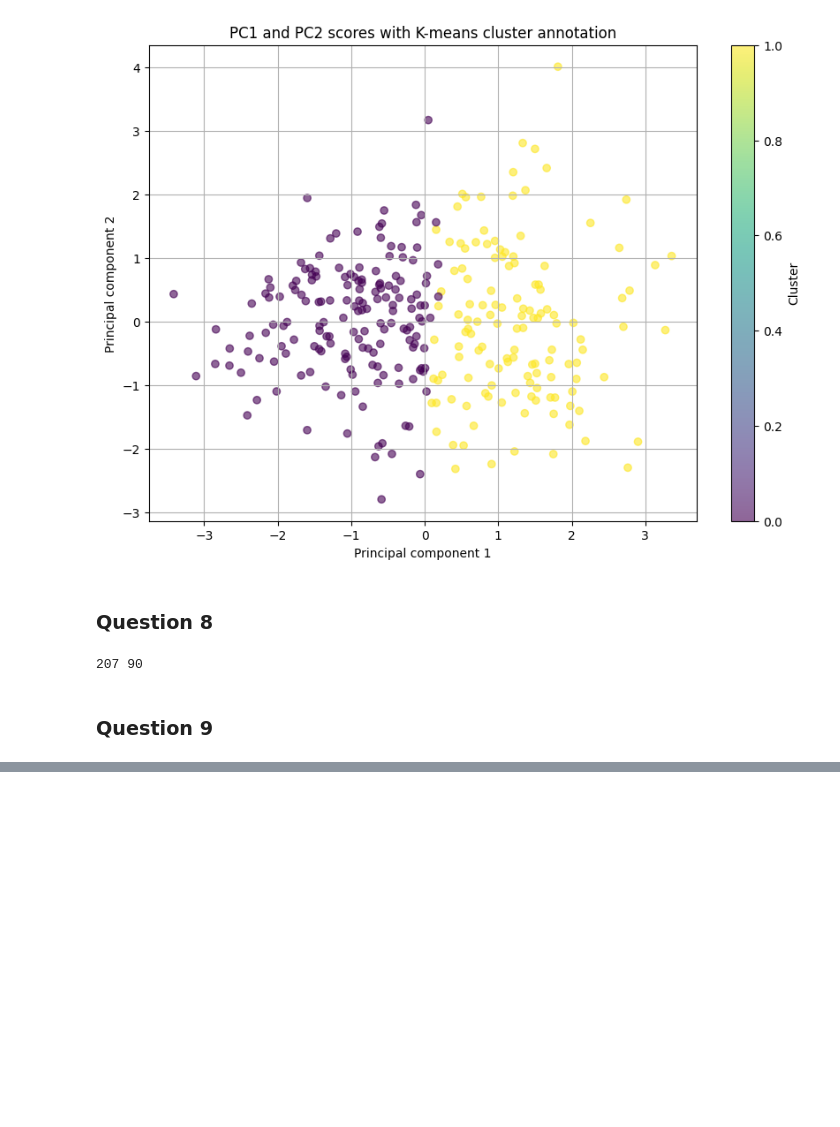
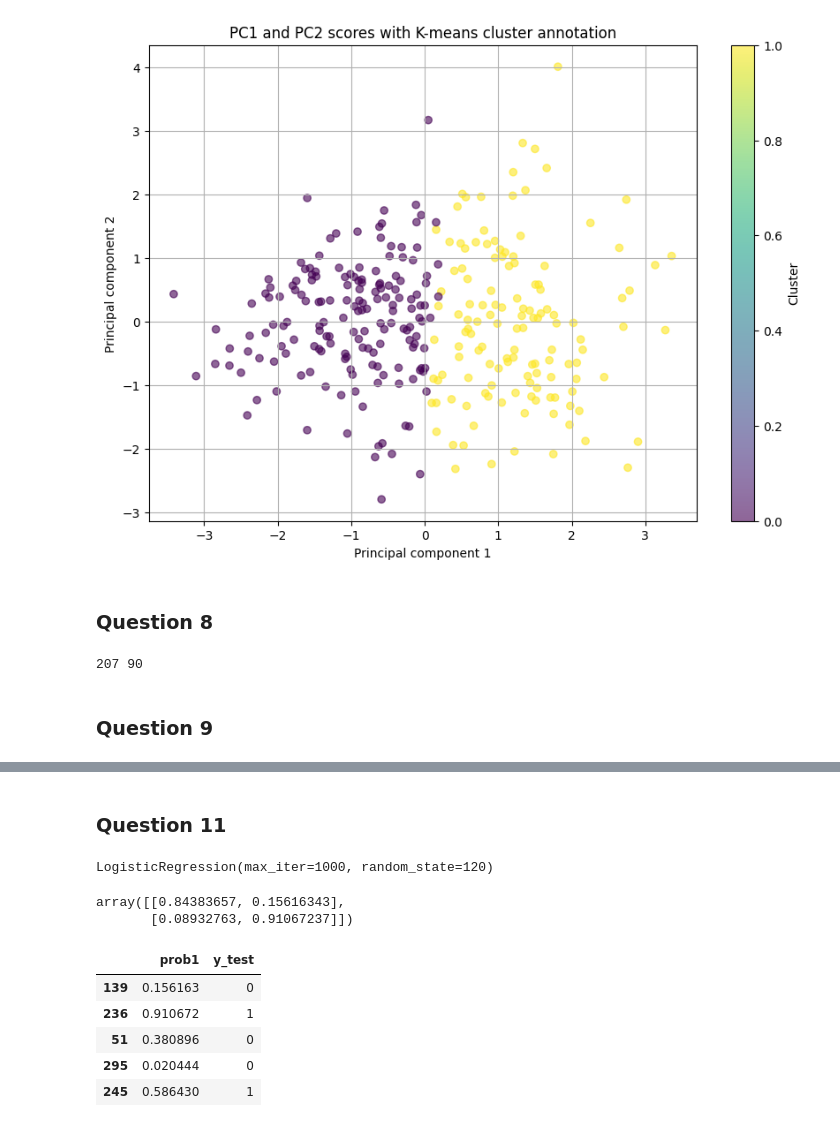
Before and after one commit to jings3/3DA3-A6, a Jupyter notebook: 3DA3A6.ipynb, the cells around one changed output, grey strips where cells are left out. Cells and saved outputs as stored; diff of their text form; code cells hidden in the pictures; blank space fills up the shorter version.

```diff
--- a/3DA3A6.ipynb
+++ b/3DA3A6.ipynb
@@ -402,0 +418,2 @@ print(len(X_train), len(X_test))
+# %% [markdown]
+### Question 11
@@ -402,0 +422,22 @@ print(len(X_train), len(X_test))
+# %%
+log1.fit(X_train, y_train)
+# %% [output]
+LogisticRegression(max_iter=1000, random_state=120)
+# %%
+pred_prob1 = log1.predict_proba(X_test)
+pred_prob1[0:2]
+# %% [output]
+array([[0.84383657, 0.15616343],
+       [0.08932763, 0.91067237]])
+# %%
+df = pd.DataFrame(
+    data = {'prob1': pred_prob1[:,1], 'y_test': y_test}
+    )
+df.head(5)
+# %% [output]
+|  | prob1 | y_test |
+| 139 | 0.156163 | 0 |
+| 236 | 0.910672 | 1 |
+| 51 | 0.380896 | 0 |
+| 295 | 0.020444 | 0 |
+| 245 | 0.586430 | 1 |
```
Also changed, not shown: parts of 10 cells of this notebook.
